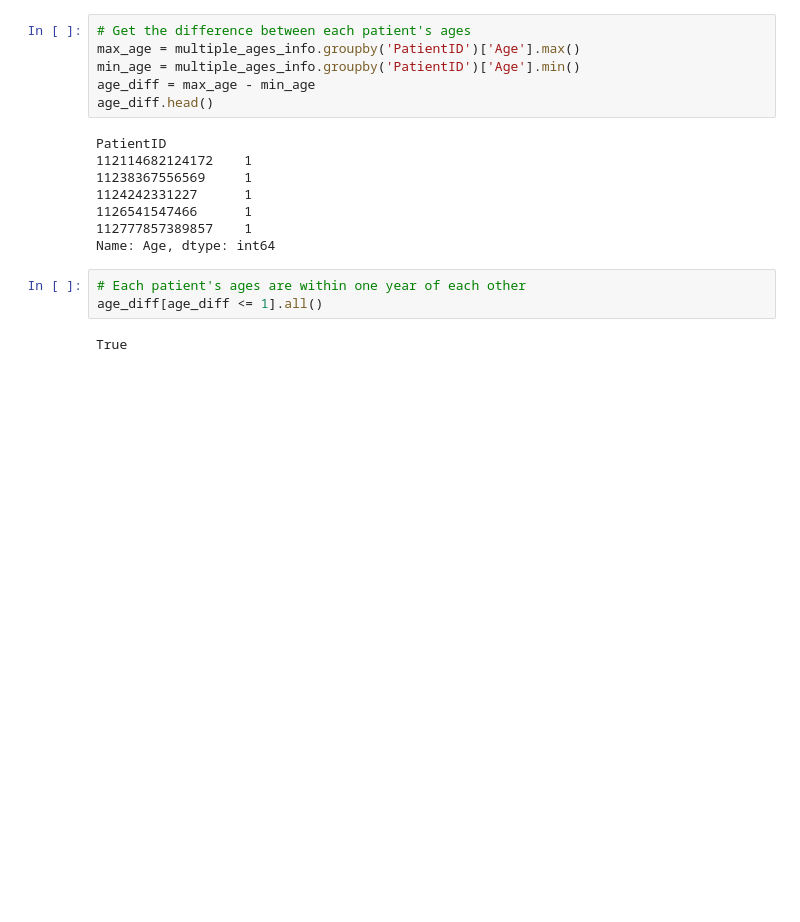
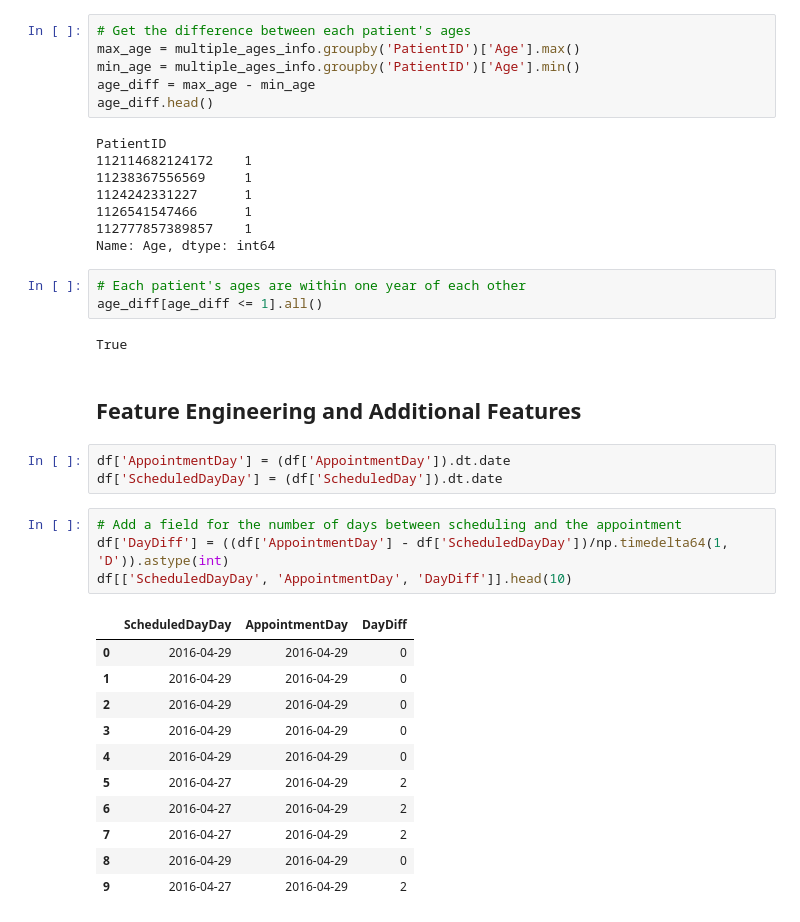
Before and after one commit to jaclynrich/appt-no-show, a Jupyter notebook: appt-no-show.ipynb, the cells around one changed output. Saved outputs shown, nothing was run; the diff lists cells and outputs as text; blank space fills up the shorter version.

```diff
--- a/appt-no-show.ipynb
+++ b/appt-no-show.ipynb
@@ -551,3 +565,24 @@ Name: Age, dtype: int64
 age_diff[age_diff <= 1].all()
 # %% [output]
 True
+# %% [markdown]
+## Feature Engineering and Additional Features
+# %%
+df['AppointmentDay'] = (df['AppointmentDay']).dt.date
+df['ScheduledDayDay'] = (df['ScheduledDay']).dt.date
+# %%
+# Add a field for the number of days between scheduling and the appointment
+df['DayDiff'] = ((df['AppointmentDay'] - df['ScheduledDayDay'])/np.timedelta64(1, 'D')).astype(int)
+df[['ScheduledDayDay', 'AppointmentDay', 'DayDiff']].head(10)
+# %% [output]
+|  | ScheduledDayDay | AppointmentDay | DayDiff |
+| 0 | 2016-04-29 | 2016-04-29 | 0 |
+| 1 | 2016-04-29 | 2016-04-29 | 0 |
+| 2 | 2016-04-29 | 2016-04-29 | 0 |
+| 3 | 2016-04-29 | 2016-04-29 | 0 |
+| 4 | 2016-04-29 | 2016-04-29 | 0 |
+| 5 | 2016-04-27 | 2016-04-29 | 2 |
+| 6 | 2016-04-27 | 2016-04-29 | 2 |
+| 7 | 2016-04-27 | 2016-04-29 | 2 |
+| 8 | 2016-04-29 | 2016-04-29 | 0 |
+| 9 | 2016-04-27 | 2016-04-29 | 2 |
```
Also changed, not shown: parts of 24 cells of this notebook.
